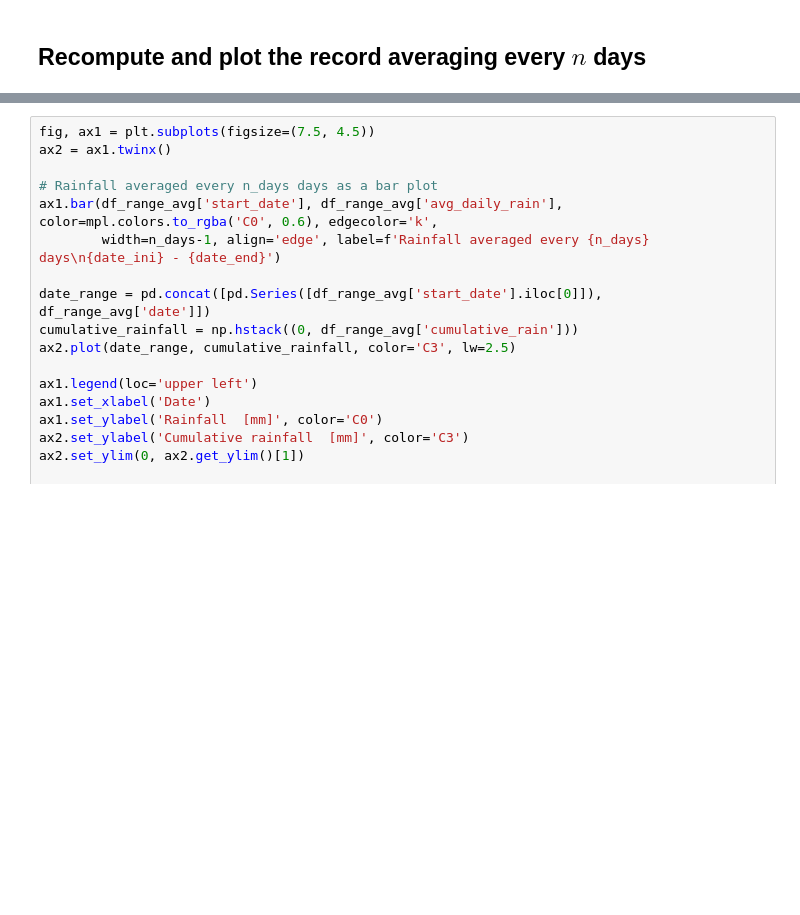
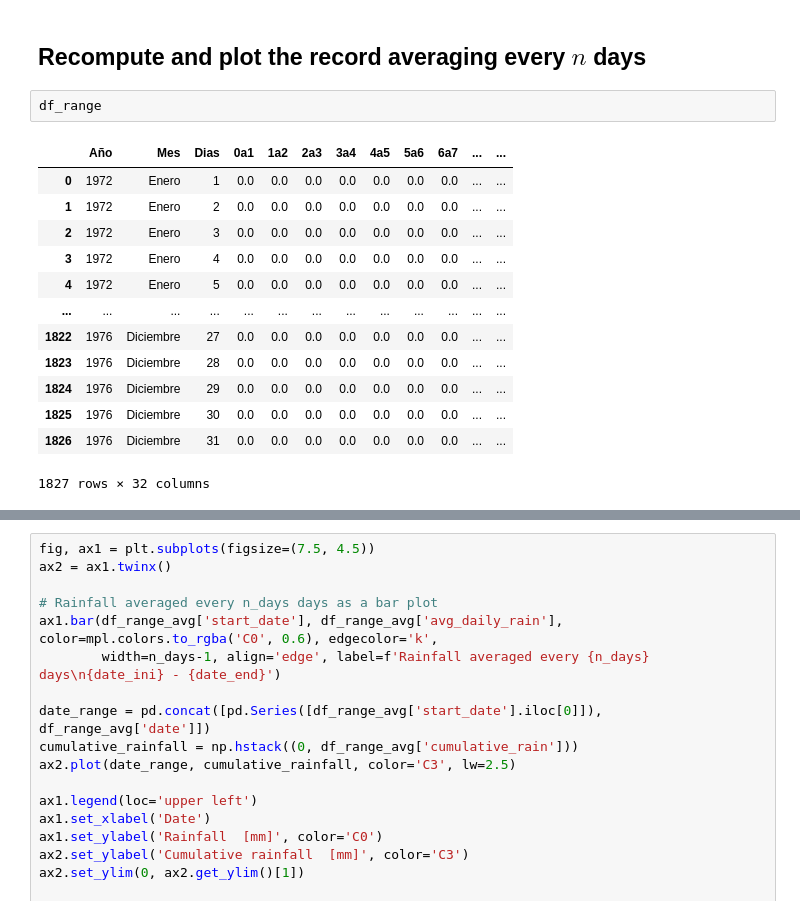
Before and after one commit to AppliedMechanics-EAFIT/irrigation_and_drainage_eng, a Jupyter notebook: notebooks/rainfall_record_processing.ipynb, the cells around one changed output, grey strips where cells are left out. Drawn from its saved outputs; the diff is of its cells as text; blank space fills up the shorter version.

```diff
--- a/notebooks/rainfall_record_processing.ipynb
+++ b/notebooks/rainfall_record_processing.ipynb
@@ -266,6 +267,22 @@ plt.show()
 [figure]
 # %% [markdown]
 ## Recompute and plot the record averaging every $n$ days
+# %%
+df_range
+# %% [output]
+|  | Año | Mes | Dias | 0a1 | 1a2 | 2a3 | 3a4 | 4a5 | 5a6 | 6a7 | ... | ... |
+| 0 | 1972 | Enero | 1 | 0.0 | 0.0 | 0.0 | 0.0 | 0.0 | 0.0 | 0.0 | ... | ... |
+| 1 | 1972 | Enero | 2 | 0.0 | 0.0 | 0.0 | 0.0 | 0.0 | 0.0 | 0.0 | ... | ... |
+| 2 | 1972 | Enero | 3 | 0.0 | 0.0 | 0.0 | 0.0 | 0.0 | 0.0 | 0.0 | ... | ... |
+| 3 | 1972 | Enero | 4 | 0.0 | 0.0 | 0.0 | 0.0 | 0.0 | 0.0 | 0.0 | ... | ... |
+| 4 | 1972 | Enero | 5 | 0.0 | 0.0 | 0.0 | 0.0 | 0.0 | 0.0 | 0.0 | ... | ... |
+| ... | ... | ... | ... | ... | ... | ... | ... | ... | ... | ... | ... | ... |
+| 1822 | 1976 | Diciembre | 27 | 0.0 | 0.0 | 0.0 | 0.0 | 0.0 | 0.0 | 0.0 | ... | ... |
+| 1823 | 1976 | Diciembre | 28 | 0.0 | 0.0 | 0.0 | 0.0 | 0.0 | 0.0 | 0.0 | ... | ... |
+| 1824 | 1976 | Diciembre | 29 | 0.0 | 0.0 | 0.0 | 0.0 | 0.0 | 0.0 | 0.0 | ... | ... |
+| 1825 | 1976 | Diciembre | 30 | 0.0 | 0.0 | 0.0 | 0.0 | 0.0 | 0.0 | 0.0 | ... | ... |
+| 1826 | 1976 | Diciembre | 31 | 0.0 | 0.0 | 0.0 | 0.0 | 0.0 | 0.0 | 0.0 | ... | ... |
+1827 rows × 32 columns
 # %%
 n_days = 30
 
```
Also changed, not shown: parts of 6 cells of this notebook.
